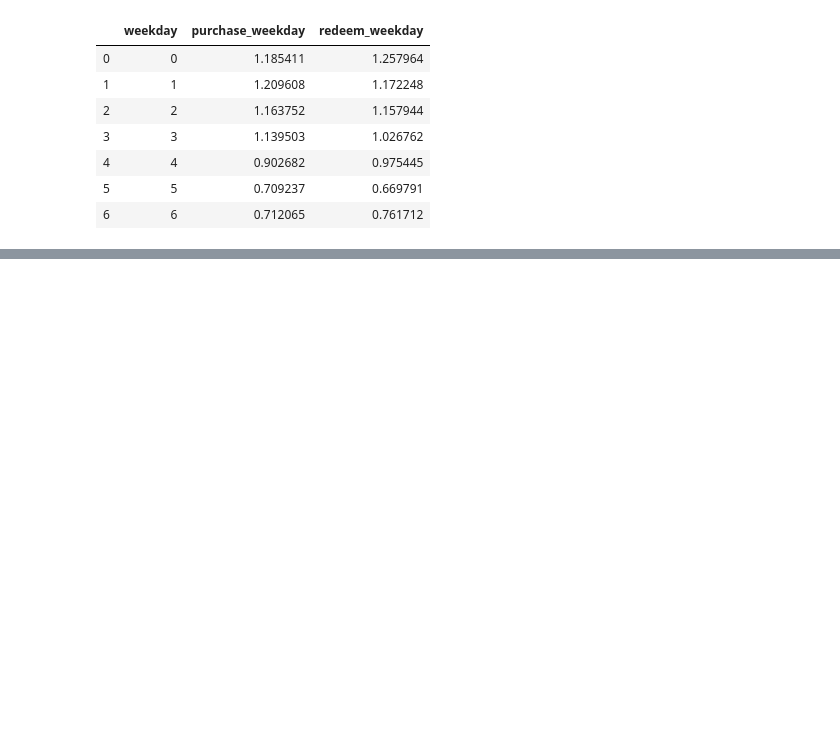
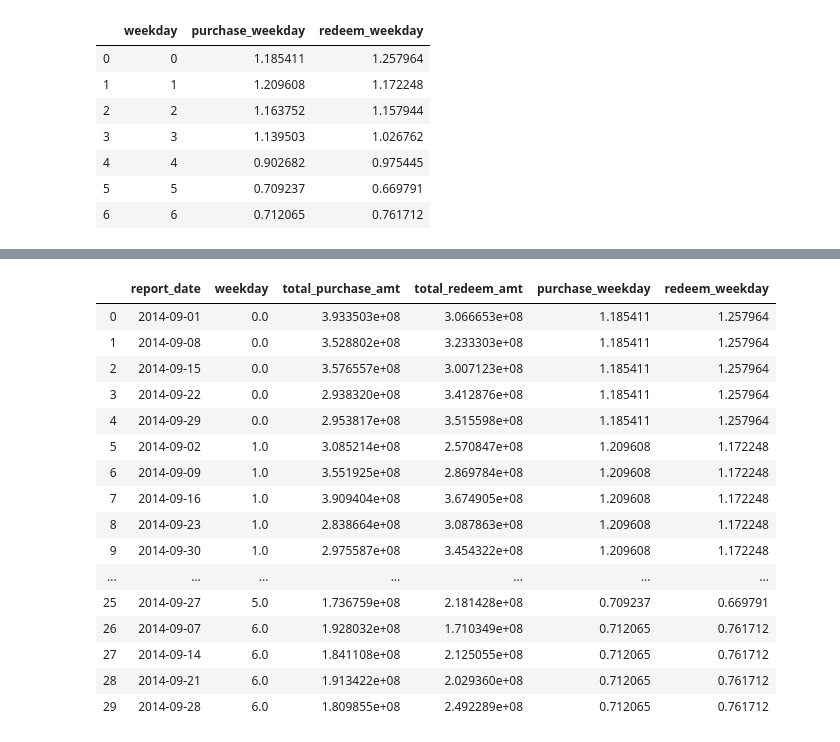
Before and after one commit to huangwen1128/2020-Bi-programing-practice, a Jupyter notebook: intelligen_logistics/lesson8/purchase_redeem/周期因子.ipynb, the cells around one changed output, grey strips where cells are left out. Drawn from its saved outputs; the diff is of its cells as text; code cells hidden in the pictures; blank space fills up the shorter version.

```diff
--- a/intelligen_logistics/lesson8/purchase_redeem/周期因子.ipynb
+++ b/intelligen_logistics/lesson8/purchase_redeem/周期因子.ipynb
@@ -180,0 +315,5 @@ total_balance
+# %%
+#添加weekday字段
+day_pred['weekday'] =day_pred.report_date.dt.weekday
+day_pred = day_pred[['report_date','weekday','total_purchase_amt','total_redeem_amt']]
+day_pred
@@ -180,0 +338,24 @@ total_balance
+# %%
+#与weekday_weight因子合并
+day_pred = pd.merge(day_pred, weekday_weight, on='weekday')
+day_pred['total_purchase_amt'] *= day_pred['purchase_weekday']
+day_pred['total_redeem_amt'] *= day_pred['redeem_weekday']
+day_pred
+# %% [output]
+|  | report_date | weekday | total_purchase_amt | total_redeem_amt | purchase_weekday | redeem_weekday |
+| 0 | 2014-09-01 | 0.0 | 3.933503e+08 | 3.066653e+08 | 1.185411 | 1.257964 |
+| 1 | 2014-09-08 | 0.0 | 3.528802e+08 | 3.233303e+08 | 1.185411 | 1.257964 |
+| 2 | 2014-09-15 | 0.0 | 3.576557e+08 | 3.007123e+08 | 1.185411 | 1.257964 |
+| 3 | 2014-09-22 | 0.0 | 2.938320e+08 | 3.412876e+08 | 1.185411 | 1.257964 |
+| 4 | 2014-09-29 | 0.0 | 2.953817e+08 | 3.515598e+08 | 1.185411 | 1.257964 |
+| 5 | 2014-09-02 | 1.0 | 3.085214e+08 | 2.570847e+08 | 1.209608 | 1.172248 |
+| 6 | 2014-09-09 | 1.0 | 3.551925e+08 | 2.869784e+08 | 1.209608 | 1.172248 |
+| 7 | 2014-09-16 | 1.0 | 3.909404e+08 | 3.674905e+08 | 1.209608 | 1.172248 |
+| 8 | 2014-09-23 | 1.0 | 2.838664e+08 | 3.087863e+08 | 1.209608 | 1.172248 |
+| 9 | 2014-09-30 | 1.0 | 2.975587e+08 | 3.454322e+08 | 1.209608 | 1.172248 |
+| ... | ... | ... | ... | ... | ... | ... |
+| 25 | 2014-09-27 | 5.0 | 1.736759e+08 | 2.181428e+08 | 0.709237 | 0.669791 |
+| 26 | 2014-09-07 | 6.0 | 1.928032e+08 | 1.710349e+08 | 0.712065 | 0.761712 |
+| 27 | 2014-09-14 | 6.0 | 1.841108e+08 | 2.125055e+08 | 0.712065 | 0.761712 |
+| 28 | 2014-09-21 | 6.0 | 1.913422e+08 | 2.029360e+08 | 0.712065 | 0.761712 |
+| 29 | 2014-09-28 | 6.0 | 1.809855e+08 | 2.492289e+08 | 0.712065 | 0.761712 |
```
Also changed, not shown: parts of 13 cells of this notebook.
